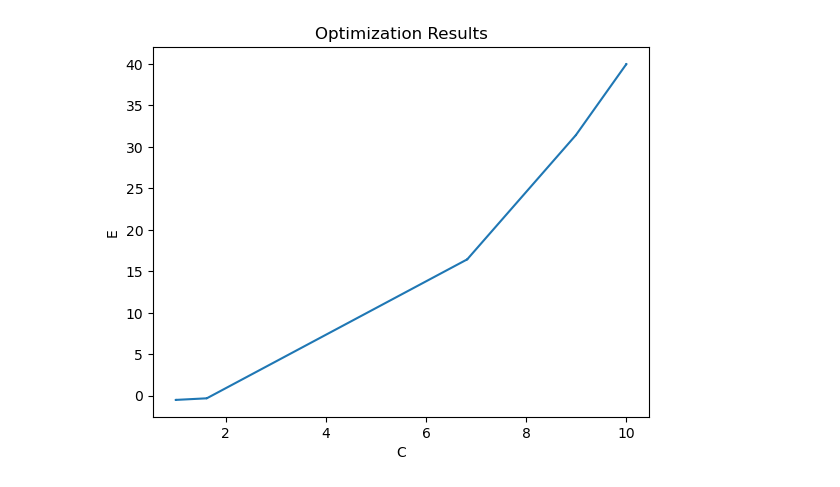
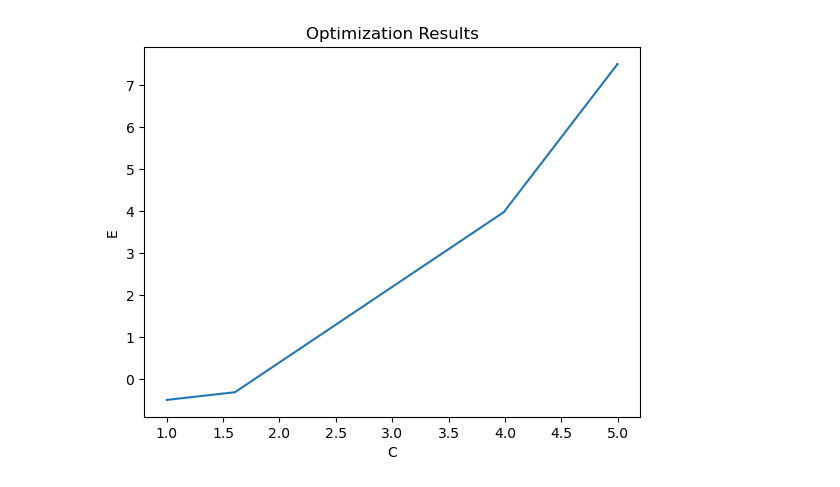
Before and after one commit to dy-cl/Computational-Physics, a Jupyter notebook: Variational Hydrogen.ipynb, the cells around one changed output. Cells and saved outputs as stored; diff of their text form; code cells hidden in the pictures.

```diff
--- a/Variational Hydrogen.ipynb
+++ b/Variational Hydrogen.ipynb
@@ -12,22 +17,19 @@ NameError: name 'np' is not defined
 # %%
 from scipy.optimize import minimize
 
-c_values = []
-E_values = []
-
+E_vals = []
+c_vals = []
 
 def minimise(c):
-    E = (c**2/2) - c
+    E = (c**2)/2 - c
 
-    c_values.append(c)
-    E_values.append(E)
+    E_vals.append(E)
+    c_vals.append(c)
 
-    print('C: ' + str(c))
+    print('c: ' + str(c))
     print('E: ' + str(E))
-    print('\n')
 
     return E
 
-c = 10
-
+c = 5
 result = minimize(minimise, c)
@@ -34,10 +53,8 @@ result = minimize(minimise, c)
 # %%
-from matplotlib import pyplot as plt
-
-plt.plot(c_values, E_values)
+plt.plot(c_vals, E_vals)
 plt.xlabel('C')
 plt.ylabel('E')
 plt.title('Optimization Results')
 plt.show()
 # %% [output]
-[figure, old version]
+[figure, new version]
```
Also changed, not shown: parts of 3 cells of this notebook.
